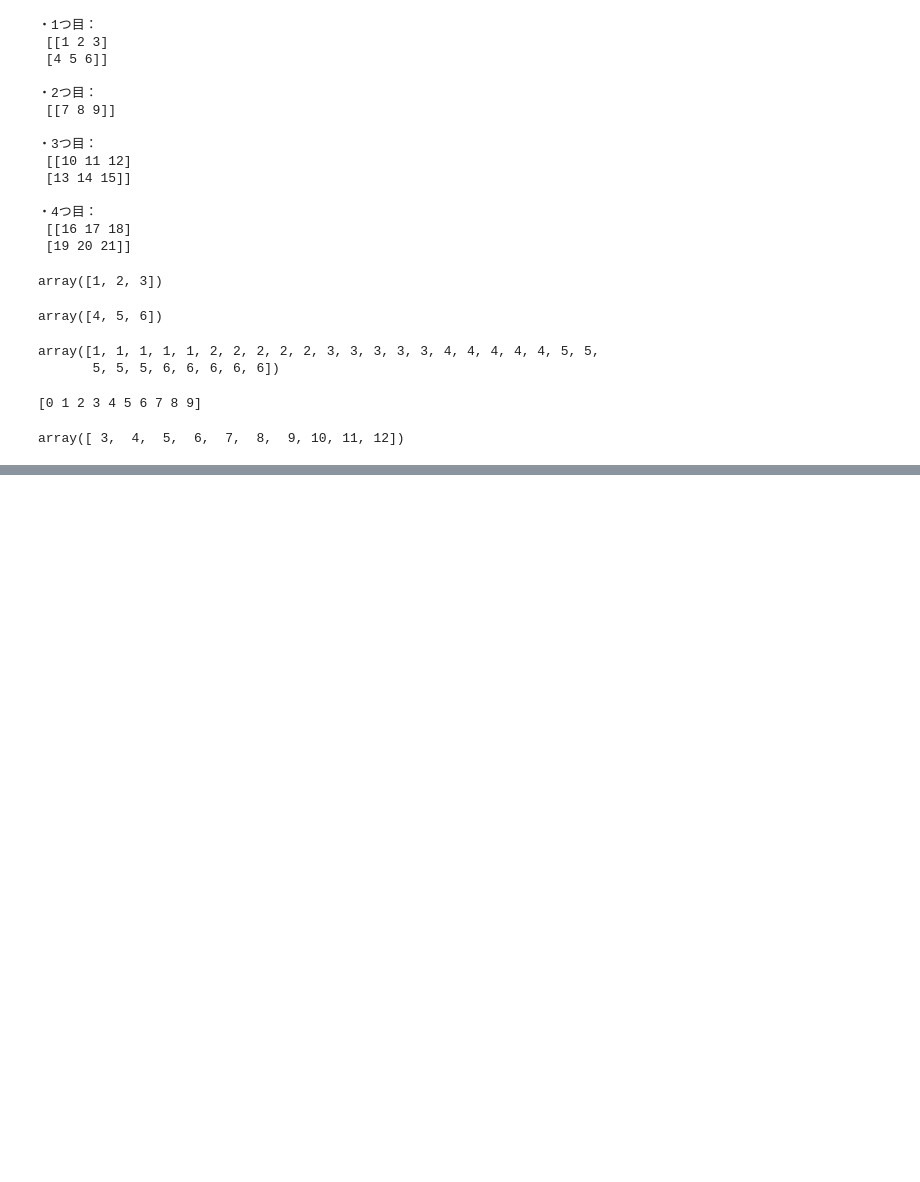
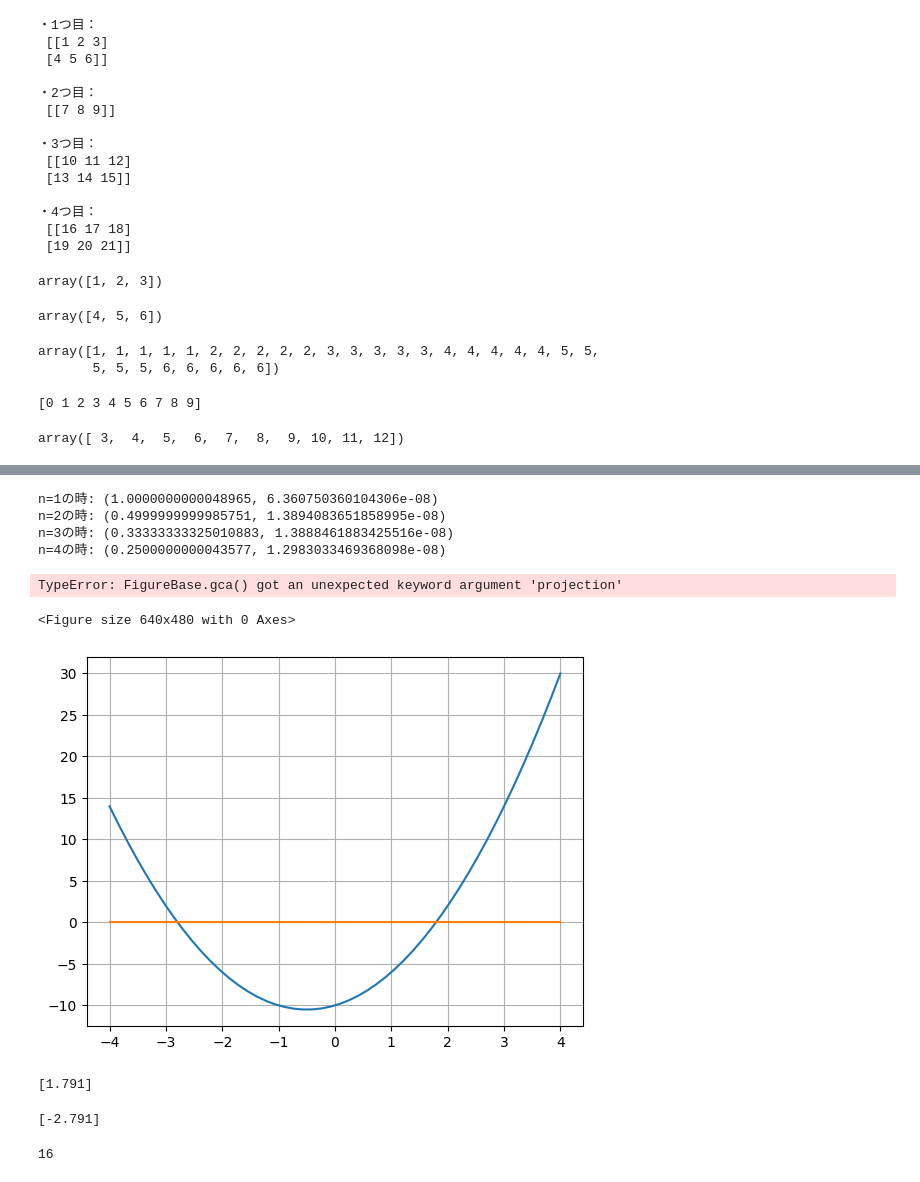
Before and after one commit to niedakaito/EU_M_Math, a Jupyter notebook: Chap05_example.ipynb, the cells around one changed output, grey strips where cells are left out. Drawn from its saved outputs; the diff is of its cells as text; code cells hidden in the pictures; blank space fills up the shorter version.

```diff
--- a/Chap05_example.ipynb
+++ b/Chap05_example.ipynb
@@ -329,0 +472,13 @@ array([ 3,  4,  5,  6,  7,  8,  9, 10, 11, 12])
+# %%
+# 2重積分
+def I(n):
+  return integrate.dblquad(lambda t, x: np.exp(-x*t)/t**n, 0, np.inf, lambda x: 1, lambda x: np.inf)
+print('n=1の時:', I(1))
+print('n=2の時:', I(2))
+print('n=3の時:', I(3))
+print('n=4の時:', I(4))
+# %% [output]
+n=1の時: (1.0000000000048965, 6.360750360104306e-08)
+n=2の時: (0.4999999999985751, 1.3894083651858995e-08)
+n=3の時: (0.33333333325010883, 1.3888461883425516e-08)
+n=4の時: (0.2500000000043577, 1.2983033469368098e-08)
@@ -329,0 +495,22 @@ array([ 3,  4,  5,  6,  7,  8,  9, 10, 11, 12])
+# %%
+# パラメータの設定
+p = 10
+r = 28
+b = 8/3
+v0 = [0.1, 0.1, 0.1]
+t = np.arange(0, 100, 0.01)
+
+# 関数の呼び出し
+v = odeint(lorenz_func, v0, t, args=(p, r, b))
+
+# 可視化
+fig = plt.figure()
+ax = fig.gca(projection='3d')
+ax.plot(v[:,0], v[:,1], v[:,2])
+
+# ラベルなど
+plt.title('Lorenz')
+plt.grid(True)
+# %% [output]
+TypeError: FigureBase.gca() got an unexpected keyword argument 'projection'
+<Figure size 640x480 with 0 Axes>
@@ -329,0 +519,24 @@ array([ 3,  4,  5,  6,  7,  8,  9, 10, 11, 12])
+# %%
+def f(x):
+  y = 2 * x**2 + 2 * x -10
+  return y
+# %%
+# グラフ化してみる
+x = np.linspace(-4,4)
+plt.plot(x, f(x))
+plt.plot(x, np.zeros(len(x)))
+plt.grid(True)
+# %% [output]
+[figure, added]
+# %%
+# x = 2 付近
+x =fsolve(f, 2)
+print(x)
+# %% [output]
+[1.791]
+# %%
+# x = -3 付近
+x =fsolve(f, -3)
+print(x)
+# %% [output]
+[-2.791]
@@ -329,0 +553,17 @@ array([ 3,  4,  5,  6,  7,  8,  9, 10, 11, 12])
+# %%
+# 制約式その1
+def constraint1(x):
+  return x[0]*x[1]*x[2]*x[3]-25.0
+
+# 制約式その2
+def constraint2(x):
+  sum_sq = 40
+  for i in range(4):
+    sum_sq = sum_sq - x[i]**2
+  return sum_sq
+
+# 初期化
+x0 = [1, 5, 5, 1]
+print(objective(x0))
+# %% [output]
+16
```
Also changed, not shown: parts of 23 cells of this notebook.
